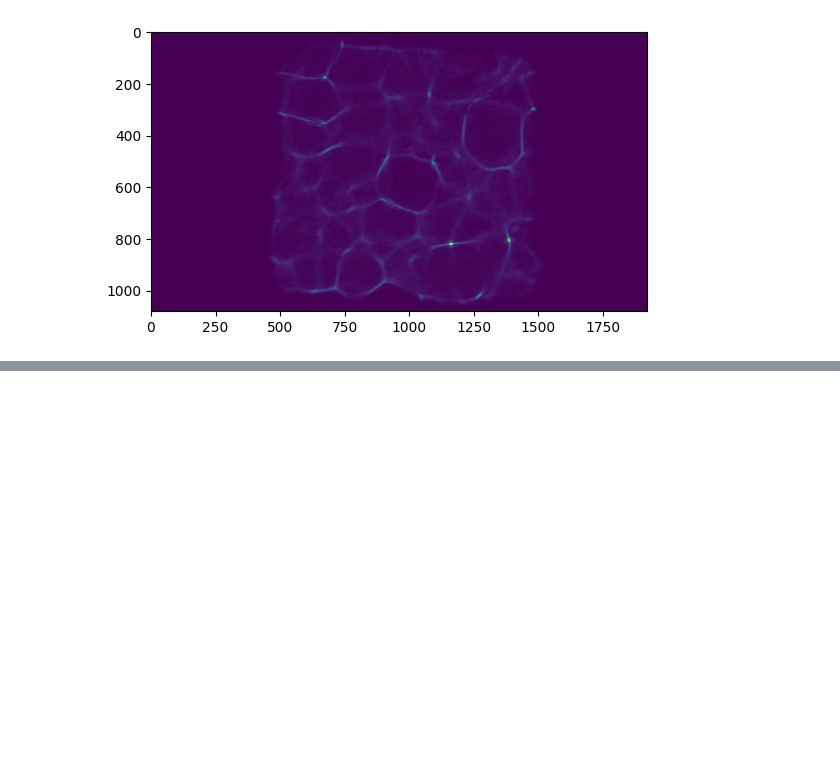
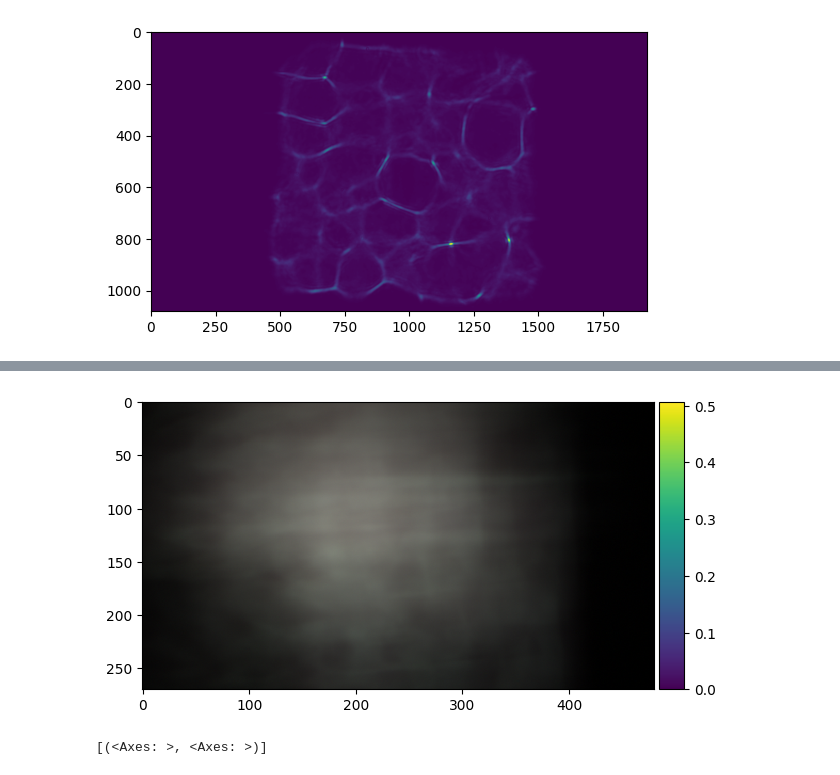
Before and after one commit to gevana/PhoCoLens, a Jupyter notebook: SVDeconv/test_weiner.ipynb, the cells around one changed output, grey strips where cells are left out. Saved outputs shown, nothing was run; the diff lists cells and outputs as text; code cells hidden in the pictures; blank space fills up the shorter version.

```diff
--- a/SVDeconv/test_weiner.ipynb
+++ b/SVDeconv/test_weiner.ipynb
@@ -293,0 +342,5 @@ plt.imshow(psf_pho[...,0])
+# %%
+myim(I*25,colorbar=True)
+# %% [output]
+[figure, added]
+[(<Axes: >, <Axes: >)]
```
Also changed, not shown: parts of 17 cells of this notebook, 1 other file.
